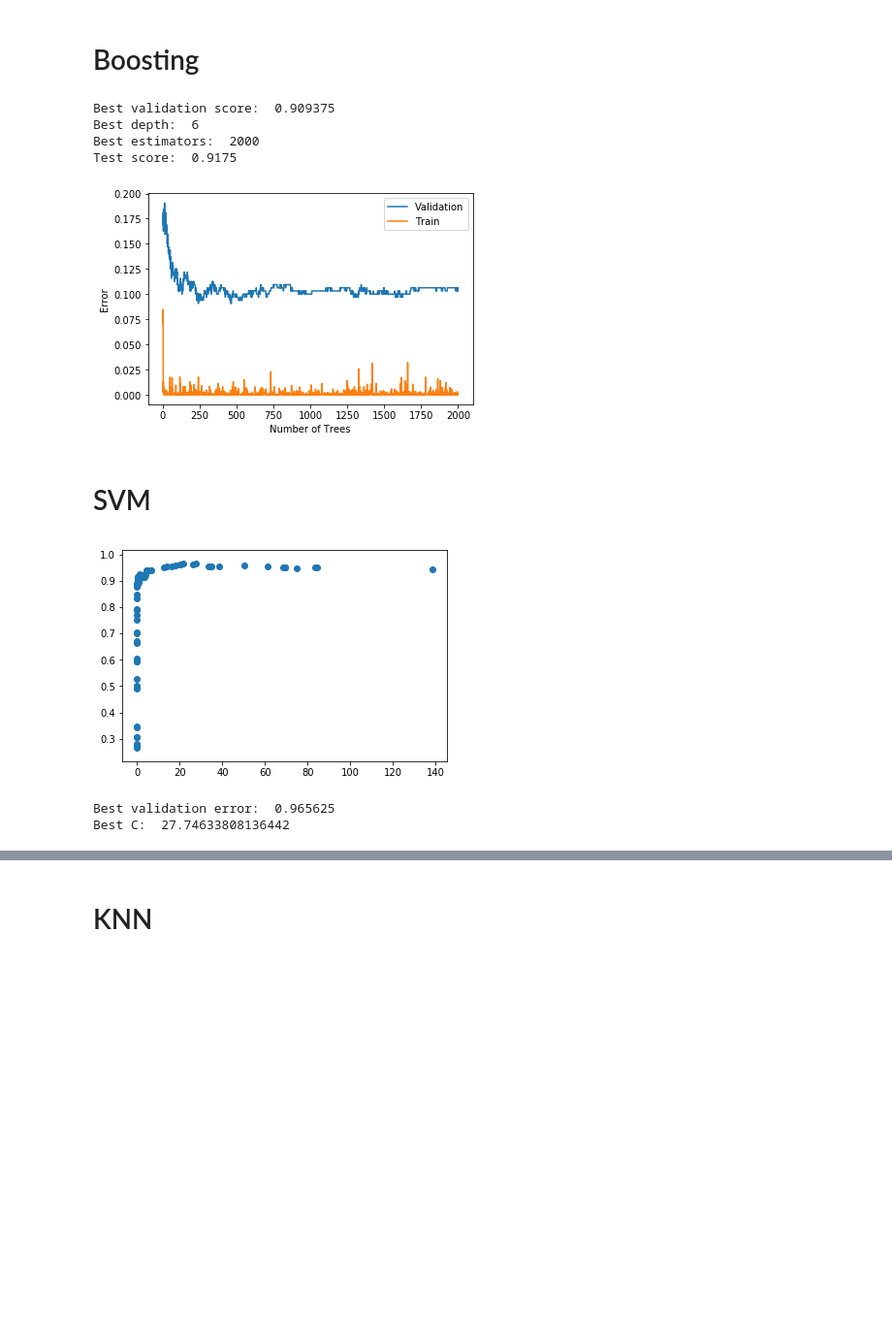
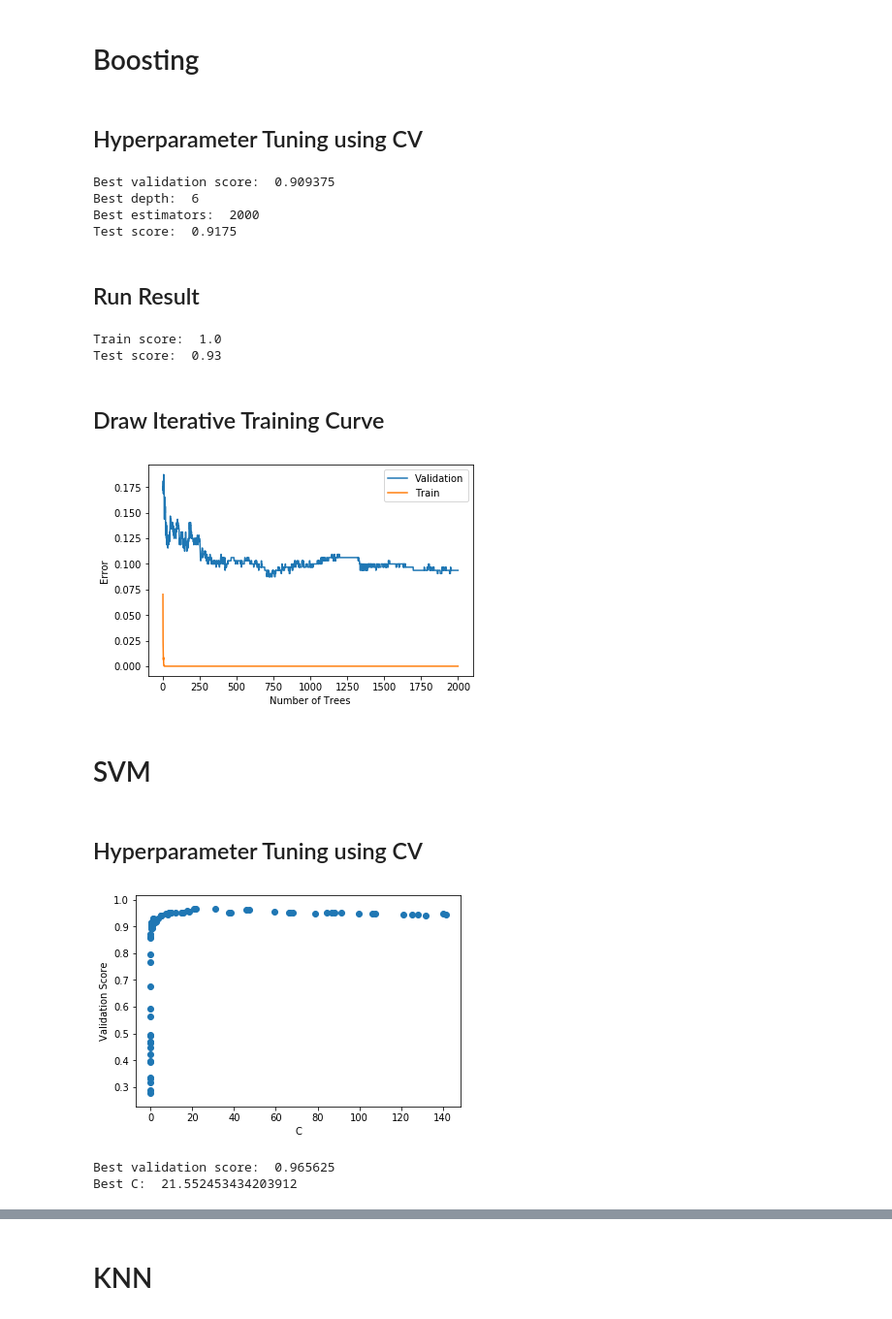
Before and after one commit to sunshineclt/7641ML-HW1, a Jupyter notebook: mobile_main.ipynb, the cells around one changed output, grey strips where cells are left out. Shown at 97% size. Drawn from its saved outputs; the diff is of its cells as text; code cells hidden in the pictures; blank space fills up the shorter version.

```diff
--- a/mobile_main.ipynb
+++ b/mobile_main.ipynb
@@ -241,0 +263,12 @@ best_val=0.878125, best_val_depth=10, best_post_prune=from leaf
+# %%
+dt = DecisionTreeClassifier(criterion="entropy", max_depth=10, random_state=4321)
+dt.fit(X_train, y_train)
+dt_val_score = dt.score(X_val, y_val)
+print("no-prune training score: ", dt.score(X_train, y_train))
+print("no-prune validation score: ", dt_val_score)
+print("no-prune test score: ", dt.score(X_test, y_test))
+prune_from_leaf(dt.tree_, 0)
+val_score = dt.score(X_val, y_val)
+print("post-prune from leaf training score: ", dt.score(X_train, y_train))
+print("post-prune from leaf validation score: ", val_score)
+print("post-prune from leaf test score: ", dt.score(X_test, y_test))
@@ -247,7 +289,7 @@ from sklearn.neural_network import MLPClassifier
 best_val = 0
 best_layer = (0)
 best_activation = ""
-for first_layer in range(50, 301, 100):
+for first_layer in range(50, 301, 50):
     for activation in ['identity', 'logistic', 'tanh', 'relu']:
         mlp = MLPClassifier(hidden_layer_sizes=(first_layer), activation=activation, max_iter=1000)
         mlp.fit(X_train, y_train)
@@ -256,7 +298,7 @@ for first_layer in range(50, 301, 100):
             best_val = val_score
             best_layer = (first_layer)
             best_activation = activation
-    for second_layer in range(50, 301, 100):
+    for second_layer in range(50, 301, 50):
         for activation in ['identity', 'logistic', 'tanh', 'relu']:
             mlp = MLPClassifier(hidden_layer_sizes=(first_layer, second_layer), activation=activation, max_iter=1000)
             mlp.fit(X_train, y_train)
@@ -279,0 +324,7 @@ identity
+# %%
+from sklearn.neural_network import MLPClassifier
+mlp = MLPClassifier(hidden_layer_sizes=(150, 50), activation="tanh", max_iter=1000)
+mlp.fit(X_train, y_train)
+print(mlp.score(X_train, y_train))
+print(mlp.score(X_val, y_val))
+print(mlp.score(X_test, y_test))
@@ -280,5 +335,7 @@ identity
 # %% [markdown]
 # Boosting
+# %% [markdown]
+## Hyperparameter Tuning using CV
 # %%
 from sklearn.ensemble import AdaBoostClassifier
 from sklearn.metrics import accuracy_score
@@ -310,13 +367,34 @@ Best validation score:  0.909375
 Best depth:  6
 Best estimators:  2000
 Test score:  0.9175
+# %% [markdown]
+## Run Result
+# %%
+from sklearn.ensemble import AdaBoostClassifier
+from sklearn.metrics import accuracy_score
+from sklearn.tree import DecisionTreeClassifier
+
+ada_dt = DecisionTreeClassifier(criterion="entropy", max_depth=6)
+adaboost = AdaBoostClassifier(base_estimator=ada_dt, n_estimators=2000)
+adaboost.fit(X_train,y_train)
+test_score = adaboost.score(X_test, y_test)
+print("Train score: ", adaboost.score(X_train, y_train))
+print("Test score: ", test_score)
+# %% [output]
+Train score:  1.0
+Test score:  0.93
+# %% [markdown]
+## Draw Iterative Training Curve
 # %%
+train_mid_error = []
+for mid_predict in adaboost.staged_predict(X_train):
+    train_mid_error.append(1 - accuracy_score(mid_predict, y_train))
 val_mid_error = []
 for mid_predict in adaboost.staged_predict(X_val):
     val_mid_error.append(1 - accuracy_score(mid_predict, y_val))
 
 number_of_predict = len(val_mid_error)
-train_mid_error = adaboost.estimator_errors_[:number_of_predict]
+train_mid_error = train_mid_error[:number_of_predict]
 
 plt.plot(range(1, number_of_predict + 1),
          val_mid_error, label='Validation')
@@ -327,34 +405,38 @@ plt.ylabel('Error')
 plt.xlabel('Number of Trees')
 plt.show()
 # %% [output]
-[figure, old version]
+[figure, new version]
 # %% [markdown]
 # SVM
+# %% [markdown]
+## Hyperparameter Tuning using CV
 # %%
 from sklearn import svm
 from random import random
 
 best_val = 0
 best_C = 0
 all_C_val_score = []
 all_C = []
 for i in range(100):
     log_C = random() * 10 - 5
     C = np.exp(log_C)
     clf = svm.SVC(C=C, kernel="linear", decision_function_shape='ovr')
     clf.fit(X_train,y_train)
     val_score = clf.score(X_val,y_val)
     if val_score > best_val:
         best_val = val_score
         best_C = C
     all_C.append(C)
     all_C_val_score.append(val_score)
 
 plt.scatter(all_C, all_C_val_score)
+plt.xlabel("C")
+plt.ylabel("Validation Score")
 plt.show()
 print("Best validation score: ", best_val)
 print("Best C: ", best_C)
 # %% [output]
-[figure, old version]
+[figure, new version]
-Best validation error:  0.965625
-Best C:  27.74633808136442
+Best validation score:  0.965625
+Best C:  21.552453434203912
```
Also changed, not shown: parts of 22 cells of this notebook, 1 other file.
